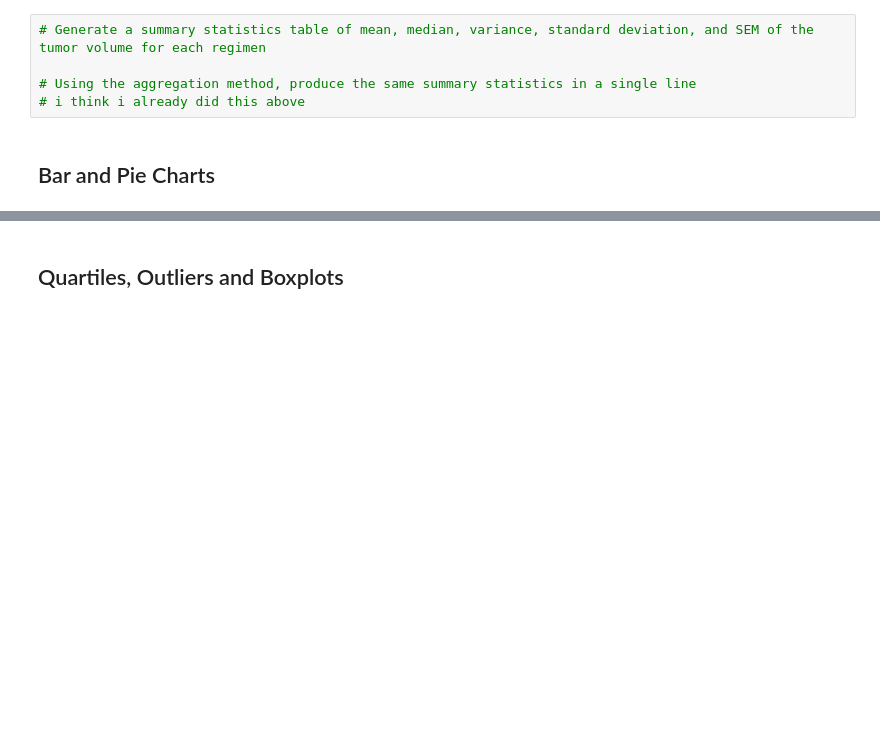
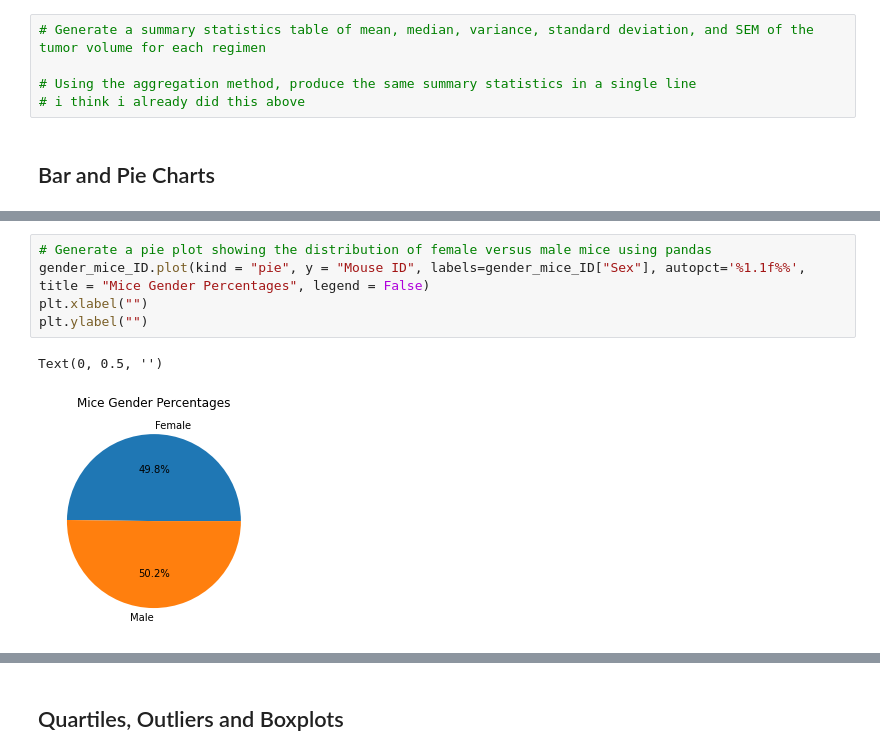
Before and after one commit to arriova16/Matplotlib-Homework, a Jupyter notebook: Pymaceuticals/pymaceuticals_starter.ipynb, the cells around one changed output, grey strips where cells are left out. Saved outputs shown, nothing was run; the diff lists cells and outputs as text; blank space fills up the shorter version.

```diff
--- a/Pymaceuticals/pymaceuticals_starter.ipynb
+++ b/Pymaceuticals/pymaceuticals_starter.ipynb
@@ -154,0 +194,8 @@ combined_data["Drug Regimen"].value_counts().plot.bar()
+# %%
+# Generate a pie plot showing the distribution of female versus male mice using pandas
+gender_mice_ID.plot(kind = "pie", y = "Mouse ID", labels=gender_mice_ID["Sex"], autopct='%1.1f%%', title = "Mice Gender Percentages", legend = False)
+plt.xlabel("")
+plt.ylabel("")
+# %% [output]
+Text(0, 0.5, '')
+[figure, added]
```
Also changed, not shown: parts of 15 cells of this notebook.
